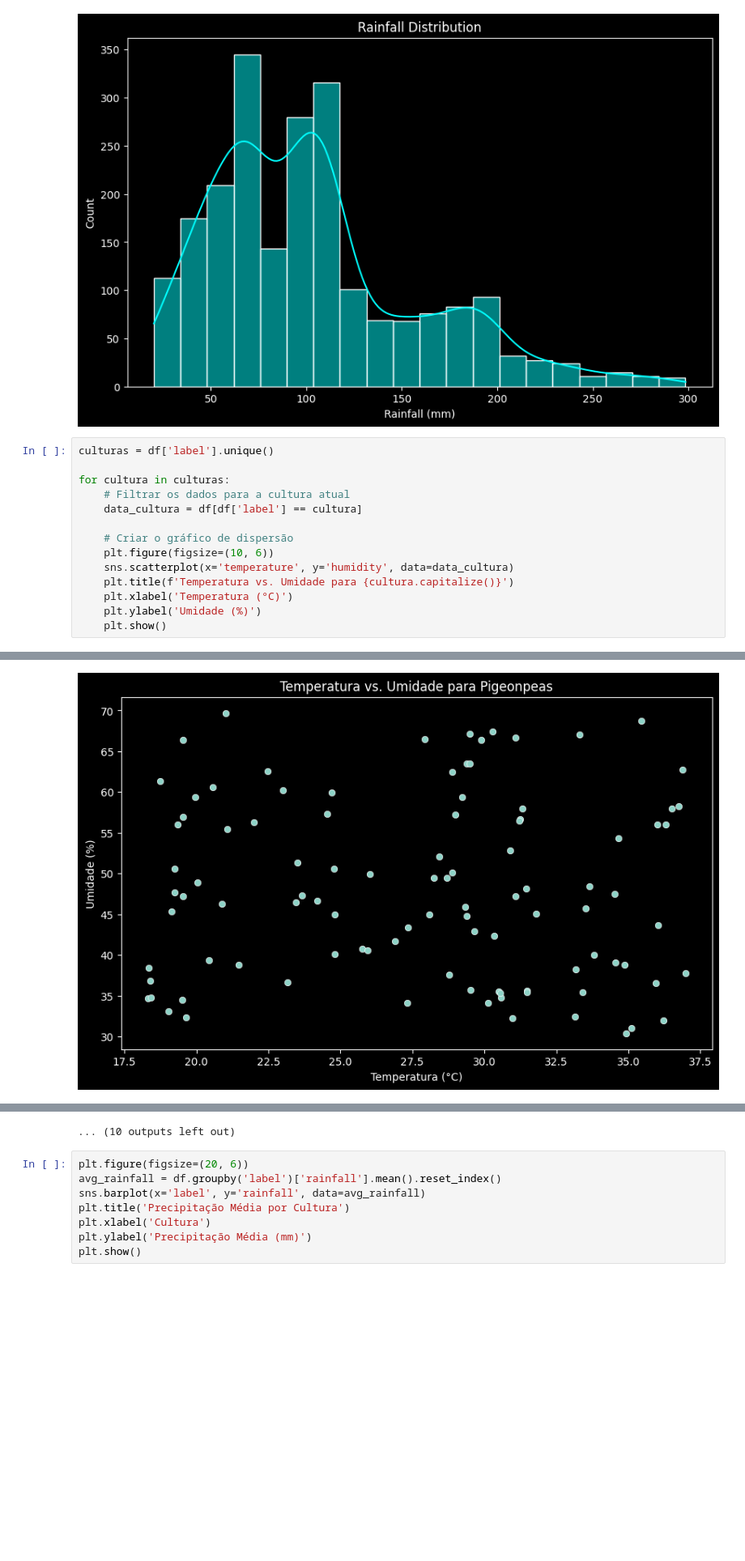
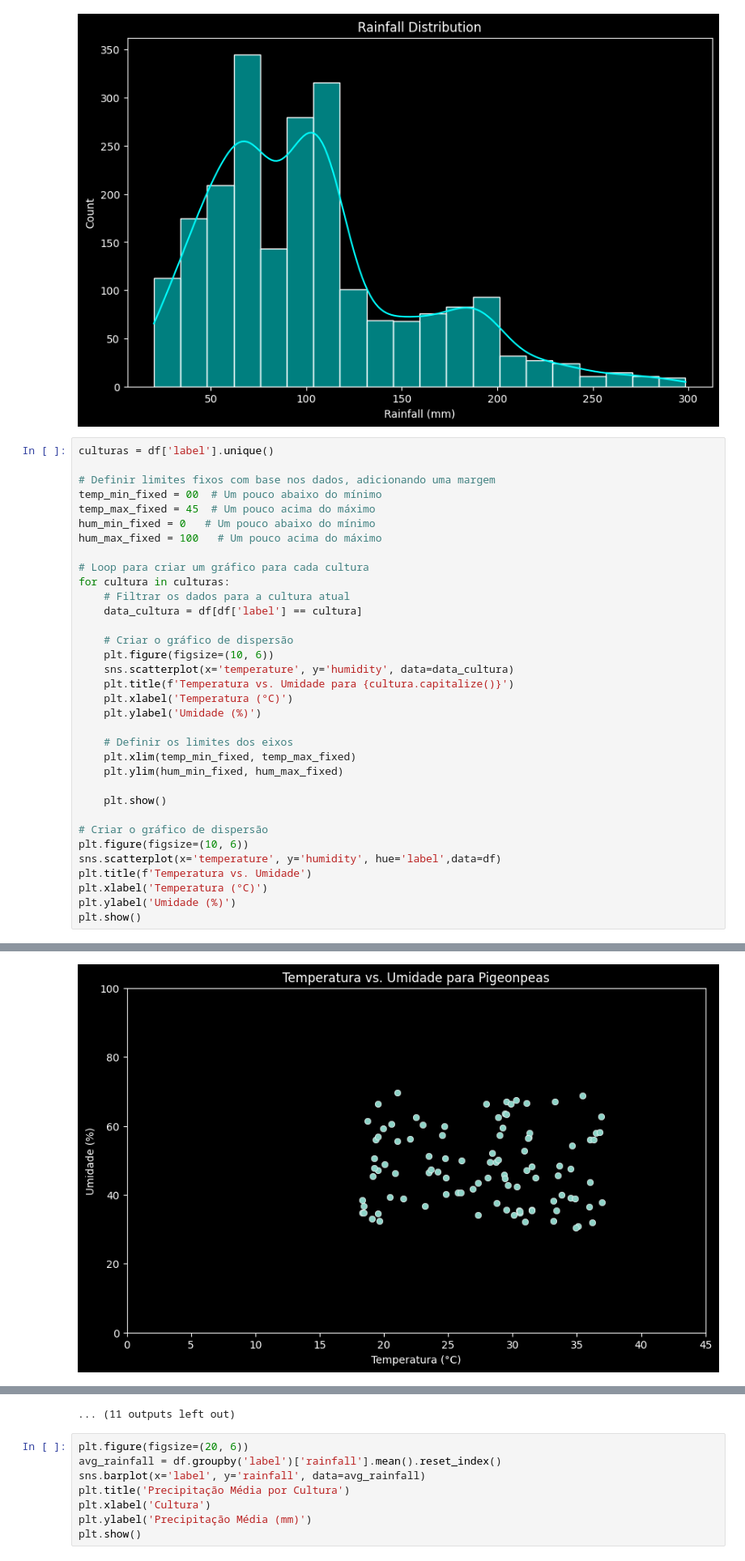
Before and after one commit to luisfuturist/activity-fiap-ai-p3a4, a Jupyter notebook: LuisFillipeEmidio_RM559976_fase3_cap14.ipynb, the cells around one changed output, grey strips where cells are left out. Shown at 81% size. Saved outputs shown, nothing was run; the diff lists cells and outputs as text; blank space fills up the shorter version.

```diff
--- a/LuisFillipeEmidio_RM559976_fase3_cap14.ipynb
+++ b/LuisFillipeEmidio_RM559976_fase3_cap14.ipynb
@@ -127,6 +128,13 @@ plt.show()
 # %%
 culturas = df['label'].unique()
 
+# Definir limites fixos com base nos dados, adicionando uma margem
+temp_min_fixed = 00  # Um pouco abaixo do mínimo
+temp_max_fixed = 45  # Um pouco acima do máximo
+hum_min_fixed = 0   # Um pouco abaixo do mínimo
+hum_max_fixed = 100   # Um pouco acima do máximo
+
+# Loop para criar um gráfico para cada cultura
 for cultura in culturas:
     # Filtrar os dados para a cultura atual
     data_cultura = df[df['label'] == cultura]
@@ -137,5 +145,18 @@ for cultura in culturas:
     plt.title(f'Temperatura vs. Umidade para {cultura.capitalize()}')
     plt.xlabel('Temperatura (°C)')
     plt.ylabel('Umidade (%)')
+
+    # Definir os limites dos eixos
+    plt.xlim(temp_min_fixed, temp_max_fixed)
+    plt.ylim(hum_min_fixed, hum_max_fixed)
+
     plt.show()
+
+# Criar o gráfico de dispersão
+plt.figure(figsize=(10, 6))
+sns.scatterplot(x='temperature', y='humidity', hue='label',data=df)
+plt.title(f'Temperatura vs. Umidade')
+plt.xlabel('Temperatura (°C)')
+plt.ylabel('Umidade (%)')
+plt.show()
 # %% [output]
@@ -146 +167 @@ for cultura in culturas:
-[figure, old version]
+[figure, new version]
@@ -154,4 +175,4 @@ for cultura in culturas:
-... (10 outputs left out)
+... (11 outputs left out)
 # %%
 plt.figure(figsize=(20, 6))
 avg_rainfall = df.groupby('label')['rainfall'].mean().reset_index()
```
Also changed, not shown: parts of 4 cells of this notebook.
